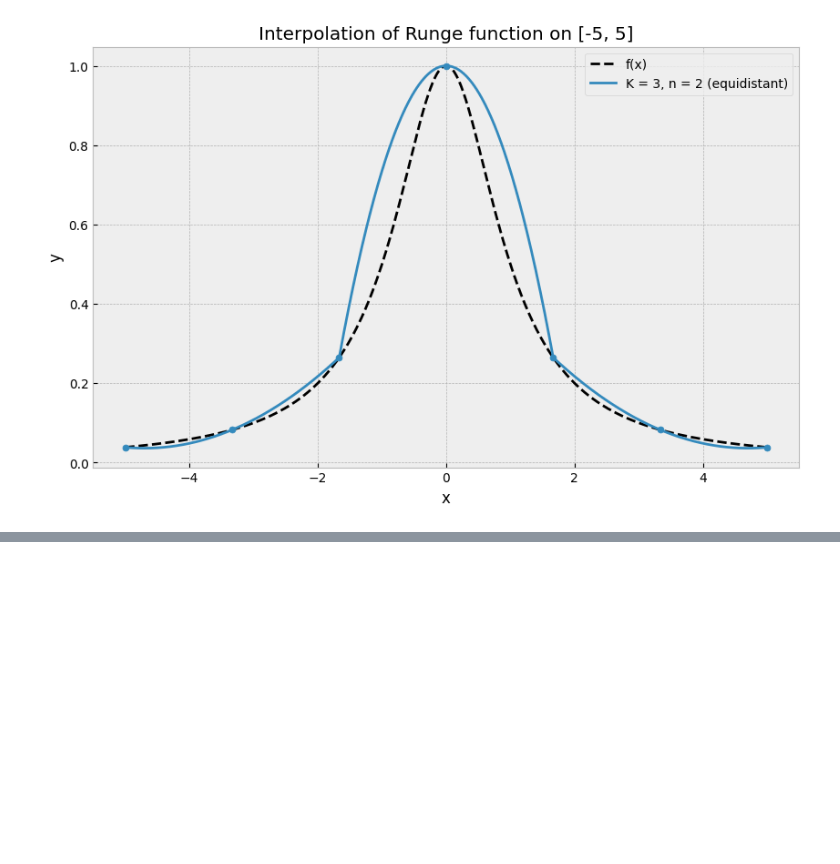
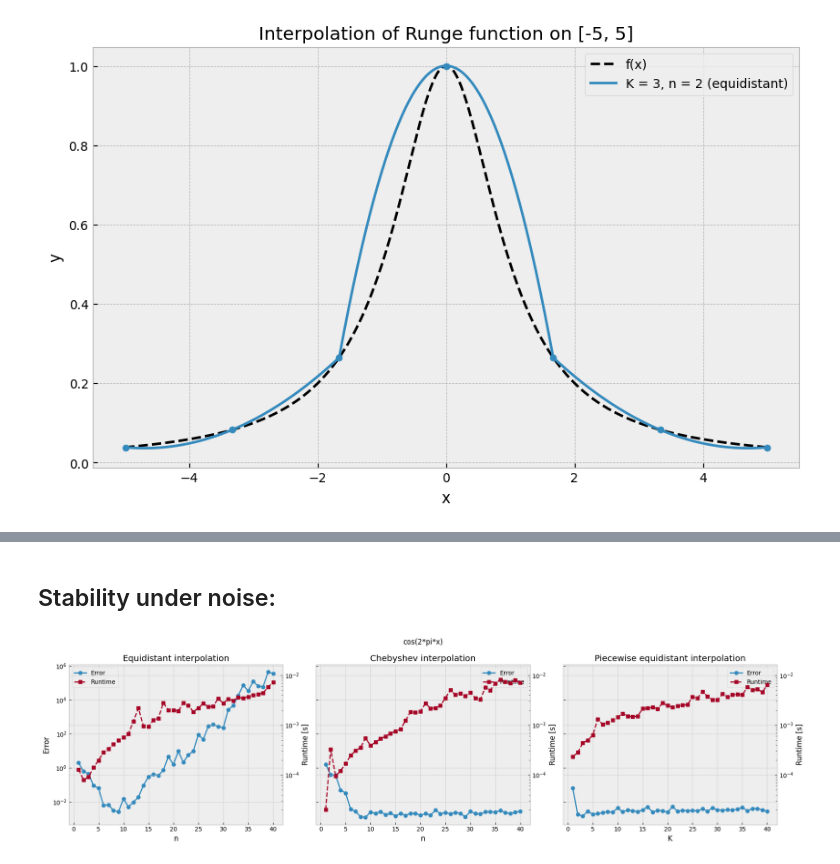
Before and after one commit to Akaada/TMA4215_NumericalMathematics_project1, a Jupyter notebook: taskc_ny.ipynb, the cells around one changed output, grey strips where cells are left out. Cells and saved outputs as stored; diff of their text form; code cells hidden in the pictures; blank space fills up the shorter version.

```diff
--- a/taskc_ny.ipynb
+++ b/taskc_ny.ipynb
@@ -19,0 +49,11 @@ plot_time_interpolation(
+# %% [markdown]
+## Stability under noise:
+# %%
+plot_time_interpolation(
+    f_cos, 0, 1,
+    n0=1, n_end=40,
+    K0=1, K_end=40,
+    noise = 0.001
+)
+# %% [output]
+[figure, added]
```
Also changed, not shown: parts of 12 cells of this notebook, 2 other files.
